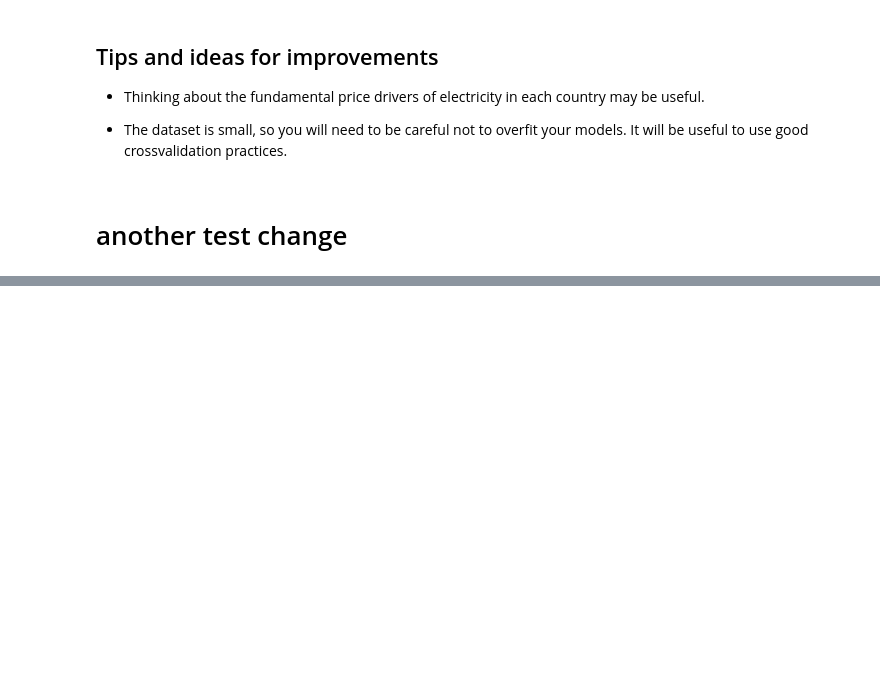
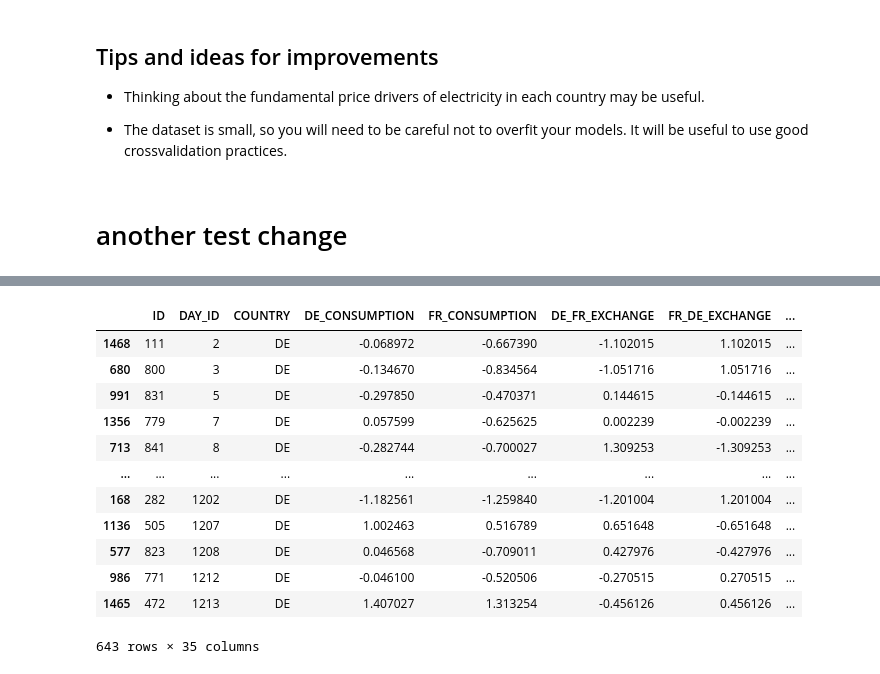
Before and after one commit to rngaili/Electricity-Price-Prediction, a Jupyter notebook: Benchmark_QRT_en.ipynb, the cells around one changed output, grey strips where cells are left out. Drawn from its saved outputs; the diff is of its cells as text; code cells hidden in the pictures; blank space fills up the shorter version.

```diff
--- a/Benchmark_QRT_en.ipynb
+++ b/Benchmark_QRT_en.ipynb
@@ -123,0 +132,16 @@ vivian branch
+# %%
+de_df
+# %% [output]
+|  | ID | DAY_ID | COUNTRY | DE_CONSUMPTION | FR_CONSUMPTION | DE_FR_EXCHANGE | FR_DE_EXCHANGE | ... |
+| 1468 | 111 | 2 | DE | -0.068972 | -0.667390 | -1.102015 | 1.102015 | ... |
+| 680 | 800 | 3 | DE | -0.134670 | -0.834564 | -1.051716 | 1.051716 | ... |
+| 991 | 831 | 5 | DE | -0.297850 | -0.470371 | 0.144615 | -0.144615 | ... |
+| 1356 | 779 | 7 | DE | 0.057599 | -0.625625 | 0.002239 | -0.002239 | ... |
+| 713 | 841 | 8 | DE | -0.282744 | -0.700027 | 1.309253 | -1.309253 | ... |
+| ... | ... | ... | ... | ... | ... | ... | ... | ... |
+| 168 | 282 | 1202 | DE | -1.182561 | -1.259840 | -1.201004 | 1.201004 | ... |
+| 1136 | 505 | 1207 | DE | 1.002463 | 0.516789 | 0.651648 | -0.651648 | ... |
+| 577 | 823 | 1208 | DE | 0.046568 | -0.709011 | 0.427976 | -0.427976 | ... |
+| 986 | 771 | 1212 | DE | -0.046100 | -0.520506 | -0.270515 | 0.270515 | ... |
+| 1465 | 472 | 1213 | DE | 1.407027 | 1.313254 | -0.456126 | 0.456126 | ... |
+643 rows × 35 columns
```
Also changed, not shown: parts of 12 cells of this notebook.
